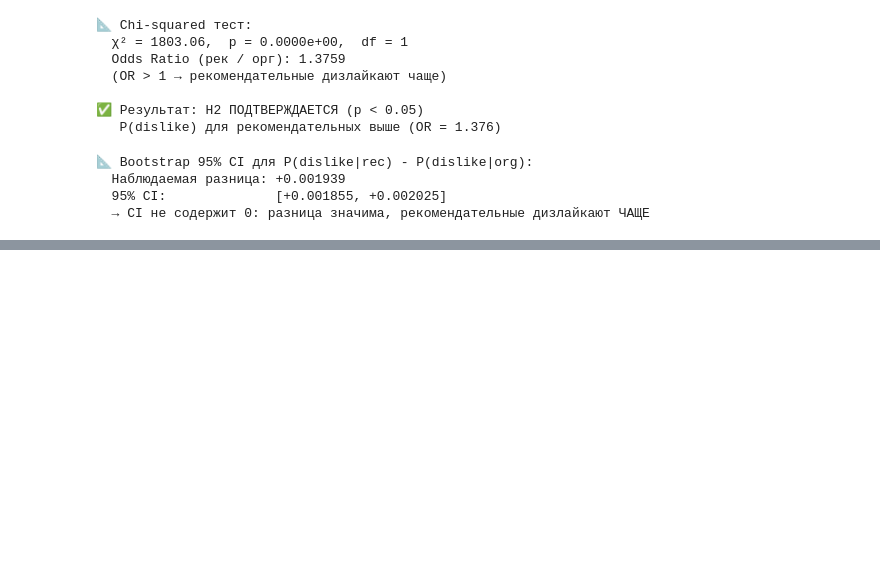
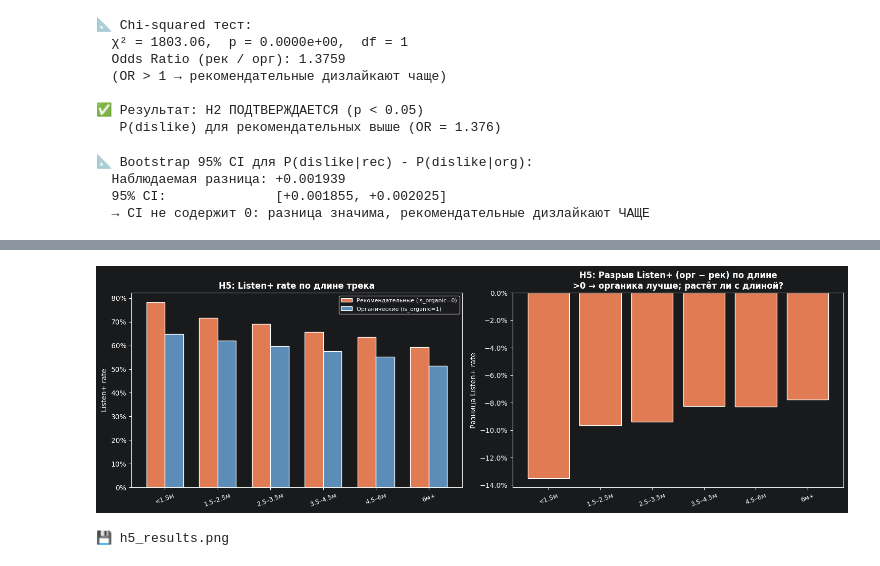
Before and after one commit to ericsupersonic/yndx-bigdata, a Jupyter notebook: yndx-bigdata.ipynb, the cells around one changed output, grey strips where cells are left out. Saved outputs shown, nothing was run; the diff lists cells and outputs as text; code cells hidden in the pictures; blank space fills up the shorter version.

```diff
--- a/yndx-bigdata.ipynb
+++ b/yndx-bigdata.ipynb
@@ -632,0 +1059,31 @@ print('График сохранён: h2_results.png')
+# %%
+fig, axes = plt.subplots(1, 2, figsize=(15, 5))
+
+# График 1: Listen+ rate по бакетам
+x = np.arange(len(bucket_h5)); w = 0.35
+if 0 in bucket_h5.columns:
+    axes[0].bar(x-w/2, bucket_h5[0], w, label=ORGANIC_LABELS[0], color=COLORS[0], edgecolor='white')
+if 1 in bucket_h5.columns:
+    axes[0].bar(x+w/2, bucket_h5[1], w, label=ORGANIC_LABELS[1], color=COLORS[1], edgecolor='white')
+axes[0].set_xticks(x); axes[0].set_xticklabels(bucket_h5.index, rotation=20, fontsize=9)
+axes[0].set_title('H5: Listen+ rate по длине трека', fontweight='bold')
+axes[0].set_ylabel('Listen+ rate'); axes[0].legend(fontsize=8)
+axes[0].yaxis.set_major_formatter(mtick.PercentFormatter(1.0))
+
+# График 2: Разрыв орг - рек по бакетам
+if 'gap_org_minus_rec' in bucket_h5.columns:
+    gap_vals = bucket_h5['gap_org_minus_rec'].fillna(0)
+    colors_gap = ['#E07B54' if v < 0 else '#5B8DB8' for v in gap_vals]
+    axes[1].bar(range(len(gap_vals)), gap_vals, color=colors_gap, edgecolor='white')
+    axes[1].set_xticks(range(len(gap_vals)))
+    axes[1].set_xticklabels(bucket_h5.index, rotation=20, fontsize=9)
+    axes[1].axhline(0, color='black', linewidth=1)
+    axes[1].set_title('H5: Разрыв Listen+ (орг − рек) по длине\n>0 → органика лучше; растёт ли с длиной?', fontweight='bold')
+    axes[1].set_ylabel('Разница Listen+ rate')
+    axes[1].yaxis.set_major_formatter(mtick.PercentFormatter(1.0))
+
+plt.tight_layout(); plt.savefig('h5_results.png', bbox_inches='tight'); plt.show()
+print('💾 h5_results.png')
+# %% [output]
+[figure, added]
+💾 h5_results.png
```
Also changed, not shown: parts of 59 cells of this notebook, 10 other files.
